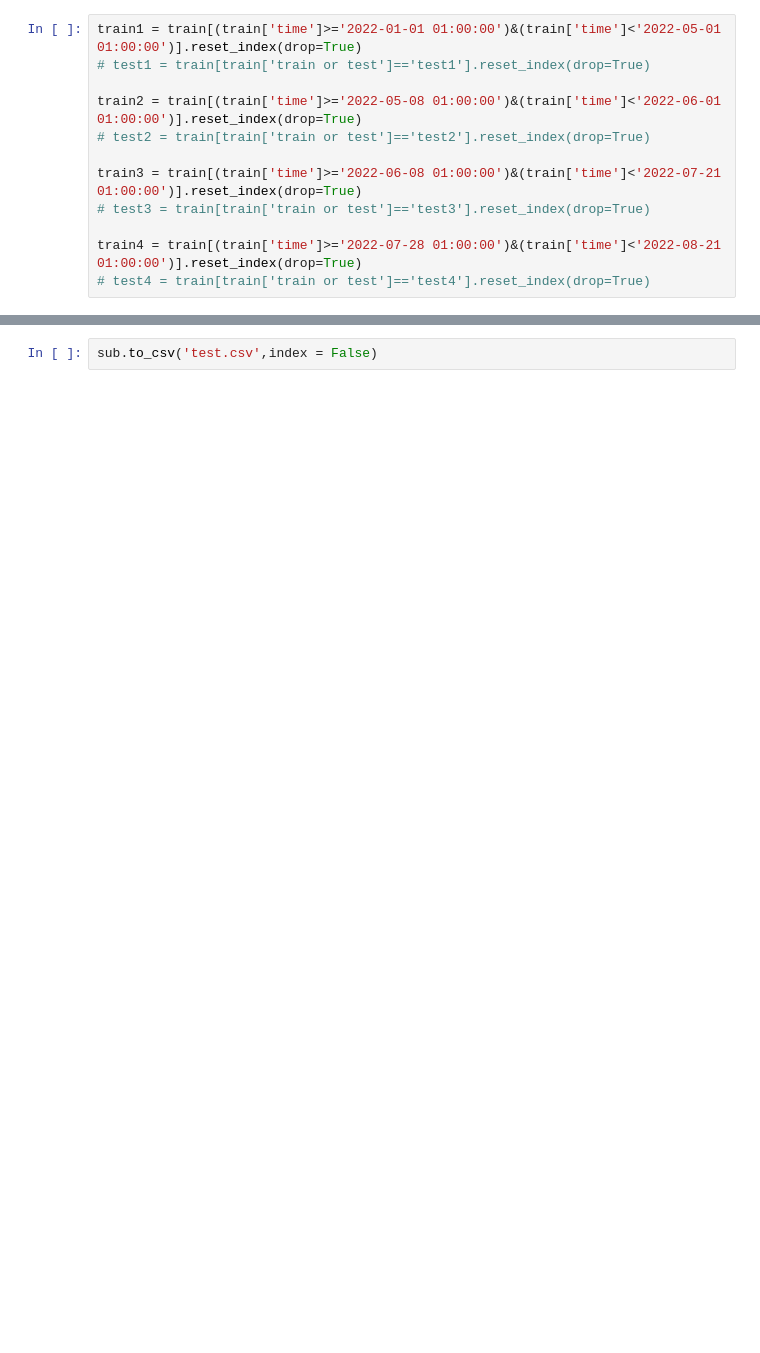
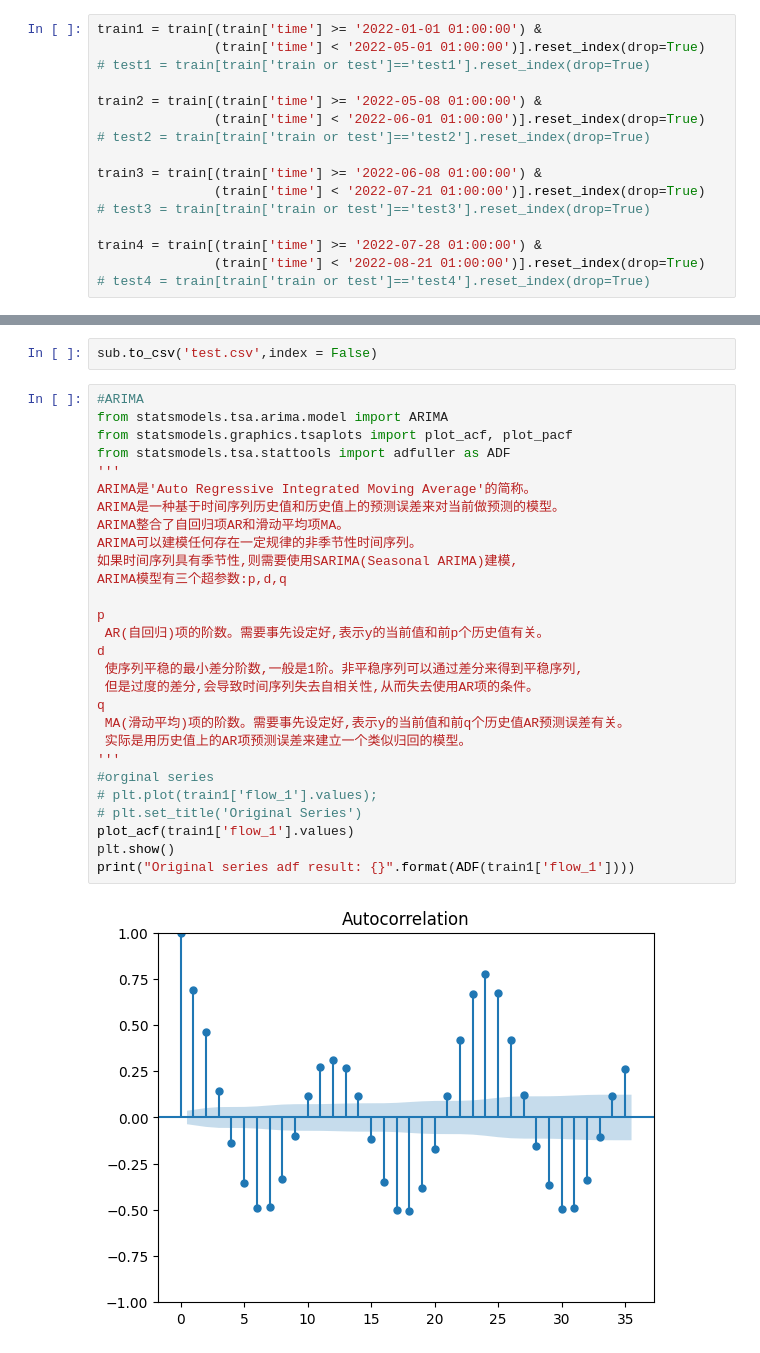
Before and after one commit to PterHang/shenshui-competition, a Jupyter notebook: weight_method.ipynb, the cells around one changed output, grey strips where cells are left out. Cells and saved outputs as stored; diff of their text form; blank space fills up the shorter version.

```diff
--- a/weight_method.ipynb
+++ b/weight_method.ipynb
@@ -13,16 +13,20 @@ import gc
 train = pd.read_csv('training_dataset/hourly_dataset.csv')
 train['time'] = pd.to_datetime(train['time'])
 # %%
-train1 = train[(train['time']>='2022-01-01 01:00:00')&(train['time']<'2022-05-01 01:00:00')].reset_index(drop=True)
+train1 = train[(train['time'] >= '2022-01-01 01:00:00') &
+               (train['time'] < '2022-05-01 01:00:00')].reset_index(drop=True)
 # test1 = train[train['train or test']=='test1'].reset_index(drop=True)
 
-train2 = train[(train['time']>='2022-05-08 01:00:00')&(train['time']<'2022-06-01 01:00:00')].reset_index(drop=True)
+train2 = train[(train['time'] >= '2022-05-08 01:00:00') &
+               (train['time'] < '2022-06-01 01:00:00')].reset_index(drop=True)
 # test2 = train[train['train or test']=='test2'].reset_index(drop=True)
 
-train3 = train[(train['time']>='2022-06-08 01:00:00')&(train['time']<'2022-07-21 01:00:00')].reset_index(drop=True)
+train3 = train[(train['time'] >= '2022-06-08 01:00:00') &
+               (train['time'] < '2022-07-21 01:00:00')].reset_index(drop=True)
 # test3 = train[train['train or test']=='test3'].reset_index(drop=True)
 
-train4 = train[(train['time']>='2022-07-28 01:00:00')&(train['time']<'2022-08-21 01:00:00')].reset_index(drop=True)
+train4 = train[(train['time'] >= '2022-07-28 01:00:00') &
+               (train['time'] < '2022-08-21 01:00:00')].reset_index(drop=True)
 # test4 = train[train['train or test']=='test4'].reset_index(drop=True)
 # %%
 ## 将小于零的值替换为空值
@@ -154,2 +179,32 @@ msle = tf.keras.losses.MeanSquaredLogarithmicError()
 # %%
 sub.to_csv('test.csv',index = False)
+# %%
+#ARIMA
+from statsmodels.tsa.arima.model import ARIMA
+from statsmodels.graphics.tsaplots import plot_acf, plot_pacf
+from statsmodels.tsa.stattools import adfuller as ADF
+'''
+ARIMA是'Auto Regressive Integrated Moving Average'的简称。
+ARIMA是一种基于时间序列历史值和历史值上的预测误差来对当前做预测的模型。
+ARIMA整合了自回归项AR和滑动平均项MA。
+ARIMA可以建模任何存在一定规律的非季节性时间序列。
+如果时间序列具有季节性,则需要使用SARIMA(Seasonal ARIMA)建模,
+ARIMA模型有三个超参数:p,d,q
+
+p
+ AR(自回归)项的阶数。需要事先设定好,表示y的当前值和前p个历史值有关。
+d
+ 使序列平稳的最小差分阶数,一般是1阶。非平稳序列可以通过差分来得到平稳序列,
+ 但是过度的差分,会导致时间序列失去自相关性,从而失去使用AR项的条件。
+q
+ MA(滑动平均)项的阶数。需要事先设定好,表示y的当前值和前q个历史值AR预测误差有关。
+ 实际是用历史值上的AR项预测误差来建立一个类似归回的模型。
+'''
+#orginal series
+# plt.plot(train1['flow_1'].values);
+# plt.set_title('Original Series')
+plot_acf(train1['flow_1'].values)
+plt.show()
+print("Original series adf result: {}".format(ADF(train1['flow_1'])))
+# %% [output]
+[figure, added]
```
Also changed, not shown: parts of 11 cells of this notebook, 4 other files.
